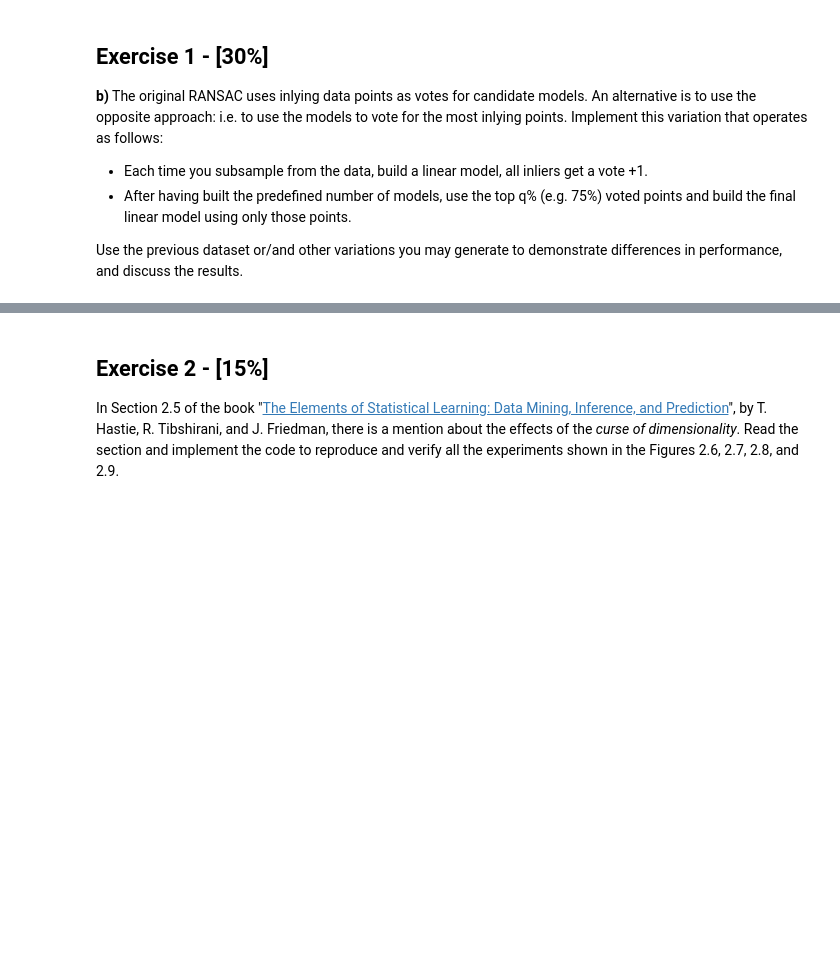
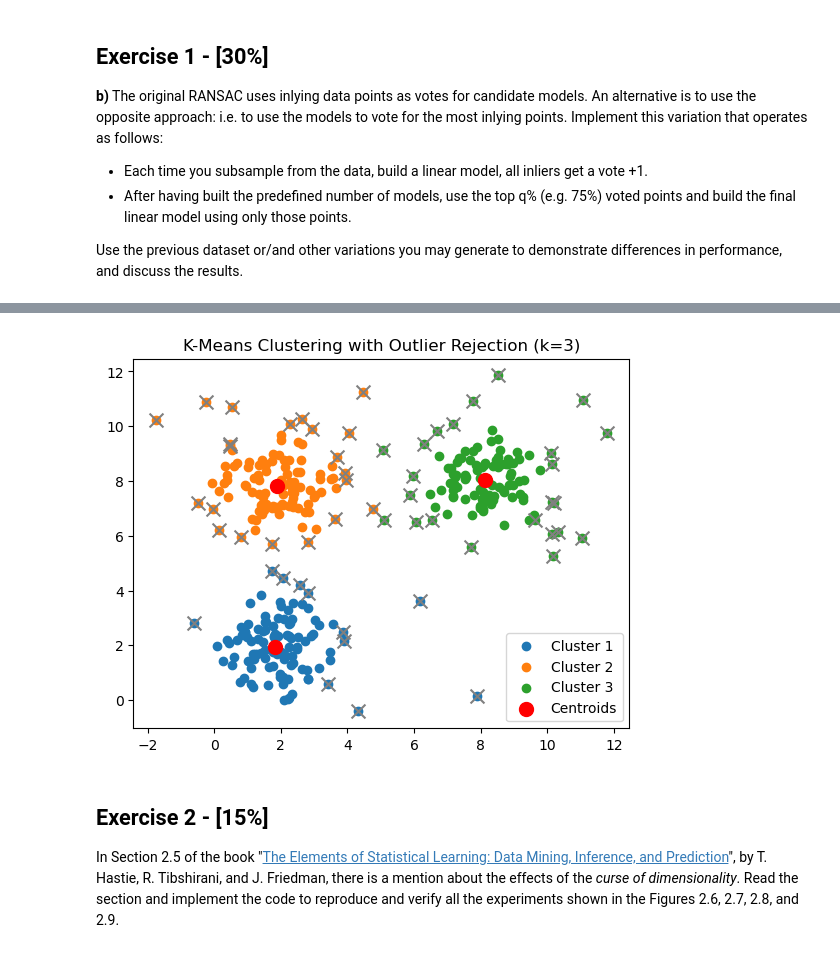
Before and after one commit to yizhi0129/333DA, a Jupyter notebook: Assignments1.ipynb, the cells around one changed output, grey strips where cells are left out. Drawn from its saved outputs; the diff is of its cells as text; code cells hidden in the pictures; blank space fills up the shorter version.

```diff
--- a/Assignments1.ipynb
+++ b/Assignments1.ipynb
@@ -320,0 +477,90 @@ c3) Write an abstract pseudocode that expresses the generalization of RANSAC in
+# %%
+import numpy as np
+import matplotlib.pyplot as plt
+
+# K-Means Clustering function with outlier rejection
+def kmeans_clustering_with_outlier_rejection(X, k, max_iterations=100, tolerance=1e-4, outlier_threshold=2.0):
+    n_points = X.shape[0]
+
+    # Randomly initialize centroids
+    centroids = X[np.random.choice(n_points, k, replace=False)]
+
+    for _ in range(max_iterations):
+        # Assign each point to the nearest centroid
+        distances = np.linalg.norm(X[:, np.newaxis] - centroids, axis=2)
+        labels = np.argmin(distances, axis=1)
+
+        # Calculate new centroids, ignoring outliers
+        new_centroids = np.zeros((k, X.shape[1]))
+        counts = np.zeros(k)
+
+        for i in range(n_points):
+            cluster_index = labels[i]
+            distance_to_centroid = np.linalg.norm(X[i] - centroids[cluster_index])
+
+            # Only include points within the outlier threshold
+            if distance_to_centroid < outlier_threshold:
+                new_centroids[cluster_index] += X[i]
+                counts[cluster_index] += 1
+
+        # Average the points to get the new centroid, avoiding division by zero
+        for j in range(k):
+            if counts[j] > 0:
+                new_centroids[j] /= counts[j]
+            else:
+                new_centroids[j] = centroids[j]  # Keep the old centroid if no points are valid
+
+        # Check for convergence (if centroids do not change significantly)
+        if np.linalg.norm(new_centroids - centroids) < tolerance:
+            break
+
+        centroids = new_centroids
+
+    return centroids, labels
+
+# Example demonstration
+def plot_clusters(X, centroids, labels, k, outlier_threshold):
+    # Plot each cluster with a different color
+    for i in range(k):
+        plt.scatter(X[labels == i, 0], X[labels == i, 1], label=f'Cluster {i + 1}')
+
+    # Plot the centroids
+    plt.scatter(centroids[:, 0], centroids[:, 1], color='red', s=100, label='Centroids')
+
+    # Identify and plot outliers
+    for i in range(X.shape[0]):
+        if np.linalg.norm(X[i] - centroids[labels[i]]) >= outlier_threshold:
+            plt.scatter(X[i, 0], X[i, 1], color='gray', marker='x', s=100)
+
+    plt.title(f'K-Means Clustering with Outlier Rejection (k={k})')
+    plt.legend()
+    plt.show()
+
+# Generate synthetic data with noise and outliers
+def generate_noisy_cluster_data():
+    np.random.seed(42)
+    cluster_1 = np.random.randn(100, 2) + np.array([2, 2])
+    cluster_2 = np.random.randn(100, 2) + np.array([8, 8])
+    cluster_3 = np.random.randn(100, 2) + np.array([2, 8])
+
+    # Add random noise (outliers)
+    noise = np.random.uniform(low=-2, high=12, size=(20, 2))
+
+    # Combine clusters and noise
+    X = np.vstack([cluster_1, cluster_2, cluster_3, noise])
+
+    return X
+
+# Generate data
+X = generate_noisy_cluster_data()
+
+# Run K-Means clustering with outlier rejection
+k = 3  # Number of clusters
+centroids, labels = kmeans_clustering_with_outlier_rejection(X, k)
+
+# Output the centroids and labels
+print(f"Estimated centroids: {centroids}")
+
+# Plot the resulting clusters
+plot_clusters(X, centroids, labels, k, outlier_threshold=2.0)
+# %% [output]
@@ -320,0 +570 @@ c3) Write an abstract pseudocode that expresses the generalization of RANSAC in
+[figure, added]
```
Also changed, not shown: parts of 26 cells of this notebook, 27 other files.
